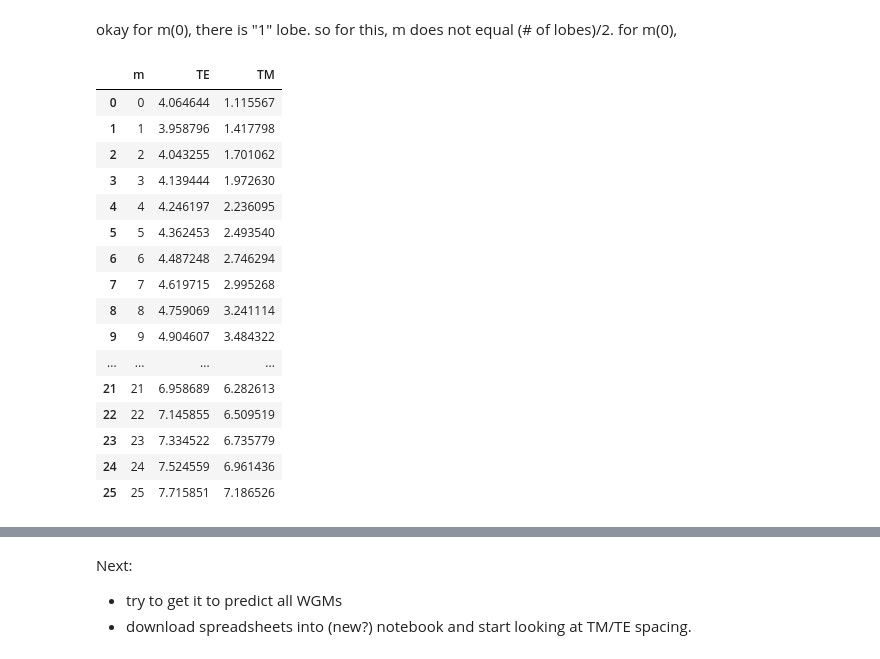
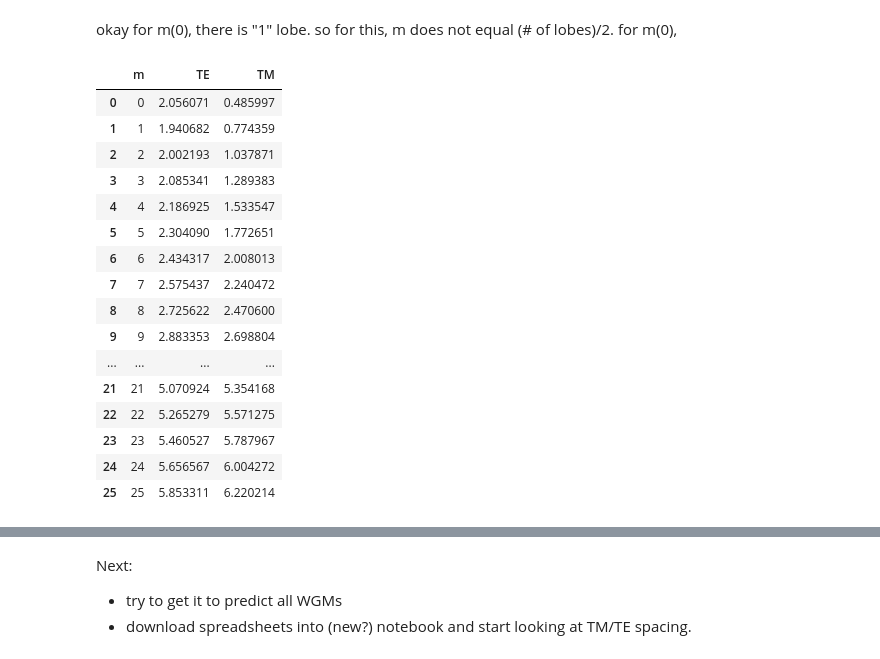
Before and after one commit to leay01/whispering_gallery_MAIN, a Jupyter notebook: wgm_code/eigenCSV/WGM_equation_2.ipynb, the cells around one changed output, grey strips where cells are left out. Drawn from its saved outputs; the diff is of its cells as text; code cells hidden in the pictures.

```diff
--- a/wgm_code/eigenCSV/WGM_equation_2.ipynb
+++ b/wgm_code/eigenCSV/WGM_equation_2.ipynb
@@ -193,25 +217,25 @@ def get_TE_TM_m_p(N_m, p_TE=1):
     eigen_m_table = pd.DataFrame(eigenfreqs)
     return eigen_m_table
 # %%
-get_TE_TM_m_p(26, p_TE=2)
+get_TE_TM_m_p(26, p_TE=1)
 # %% [output]
 |  | m | TE | TM |
-| 0 | 0 | 4.064644 | 1.115567 |
-| 1 | 1 | 3.958796 | 1.417798 |
-| 2 | 2 | 4.043255 | 1.701062 |
-| 3 | 3 | 4.139444 | 1.972630 |
-| 4 | 4 | 4.246197 | 2.236095 |
-| 5 | 5 | 4.362453 | 2.493540 |
-| 6 | 6 | 4.487248 | 2.746294 |
-| 7 | 7 | 4.619715 | 2.995268 |
-| 8 | 8 | 4.759069 | 3.241114 |
-| 9 | 9 | 4.904607 | 3.484322 |
+| 0 | 0 | 2.056071 | 0.485997 |
+| 1 | 1 | 1.940682 | 0.774359 |
+| 2 | 2 | 2.002193 | 1.037871 |
+| 3 | 3 | 2.085341 | 1.289383 |
+| 4 | 4 | 2.186925 | 1.533547 |
+| 5 | 5 | 2.304090 | 1.772651 |
+| 6 | 6 | 2.434317 | 2.008013 |
+| 7 | 7 | 2.575437 | 2.240472 |
+| 8 | 8 | 2.725622 | 2.470600 |
+| 9 | 9 | 2.883353 | 2.698804 |
 | ... | ... | ... | ... |
-| 21 | 21 | 6.958689 | 6.282613 |
-| 22 | 22 | 7.145855 | 6.509519 |
-| 23 | 23 | 7.334522 | 6.735779 |
-| 24 | 24 | 7.524559 | 6.961436 |
-| 25 | 25 | 7.715851 | 7.186526 |
+| 21 | 21 | 5.070924 | 5.354168 |
+| 22 | 22 | 5.265279 | 5.571275 |
+| 23 | 23 | 5.460527 | 5.787967 |
+| 24 | 24 | 5.656567 | 6.004272 |
+| 25 | 25 | 5.853311 | 6.220214 |
 # %%
 get_TE_TM_m_p(30, p_TE=1)
 # %% [output]
```
Also changed, not shown: parts of 3 cells of this notebook, 6 other files.
